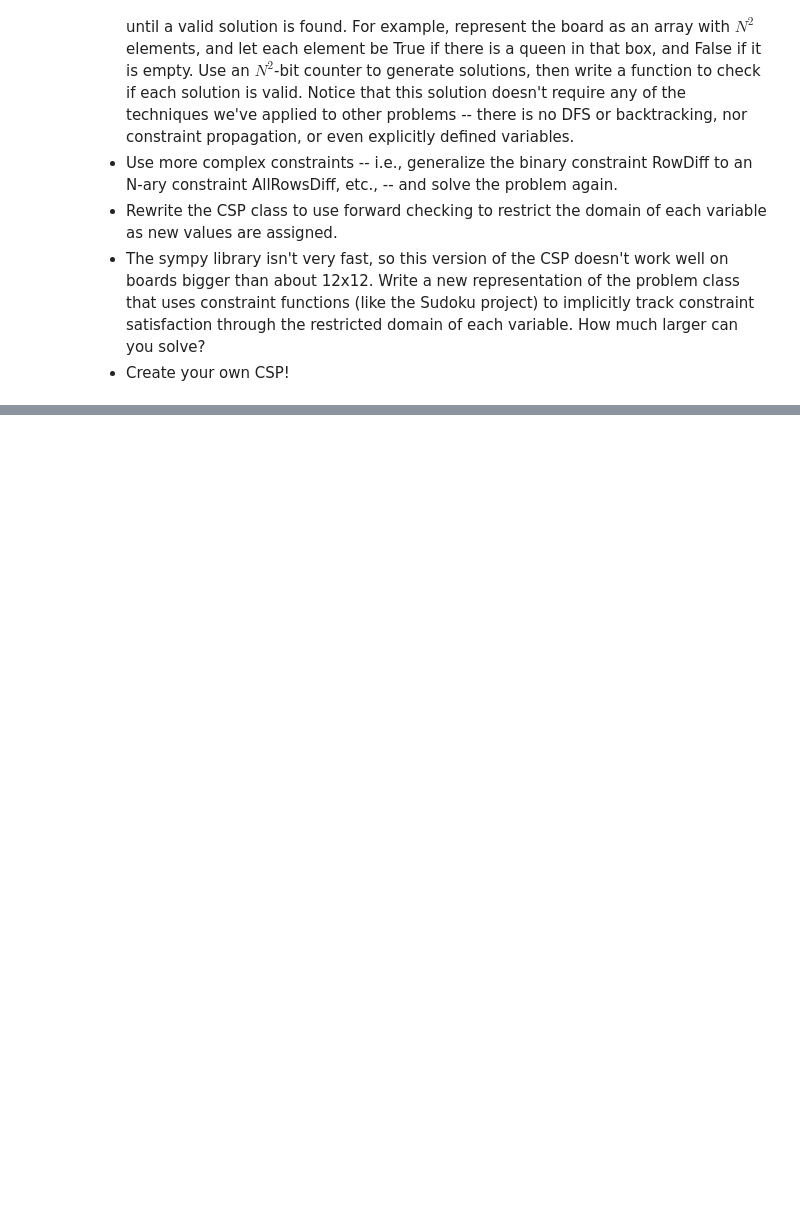
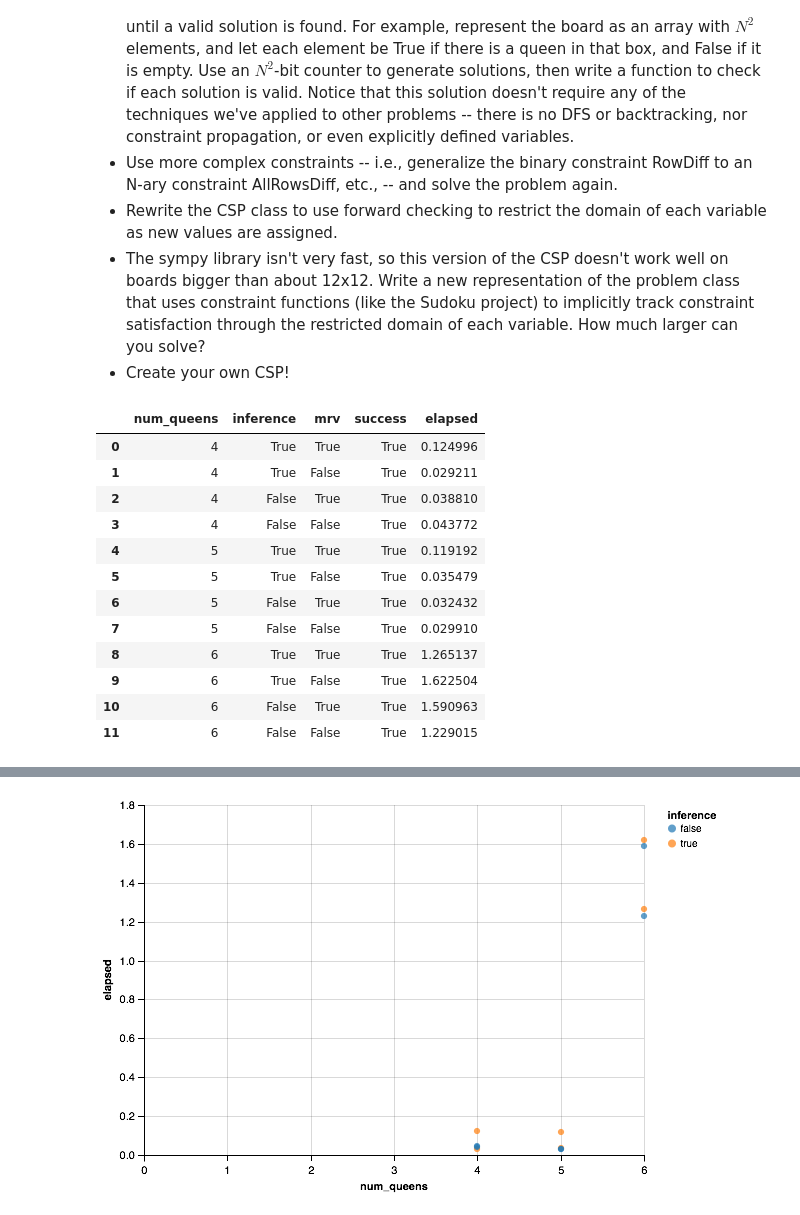
Before and after one commit to marianokamp/AIND-Constraint_Satisfaction, a Jupyter notebook: AIND-Constraint_Satisfaction.ipynb, the cells around one changed output, grey strips where cells are left out. Drawn from its saved outputs; the diff is of its cells as text; code cells hidden in the pictures; blank space fills up the shorter version.

Commit message:
Added altair visualization and mrv.

```diff
--- a/AIND-Constraint_Satisfaction.ipynb
+++ b/AIND-Constraint_Satisfaction.ipynb
@@ -99,7 +100,7 @@ class NQueensCSP:
         The side length of a square chess board to use for the problem, and
         the number of queens that must be placed on the board
     """
-    def __init__(self, N):
+    def __init__(self, N, order_values = False, use_inference = False, use_mrv = False):
         #raise NotImplementedError("TODO: declare symbolic variables in self._vars in the CSP constructor")
 
         _vars = symbols('x:{}'.format(N))
@@ -108,6 +109,10 @@ class NQueensCSP:
         self.variables = _vars
         self.domains = {v: _domain for v in _vars}
         self._constraints = {x: set() for x in _vars}
+
+        self.order_values = order_values
+        self.use_inference = use_inference
+        self.use_mrv = use_mrv
 
         # add constraints - for each pair of variables xi and xj, create
         # a diffRow(xi, xj) and a diffDiag(xi, xj) instance, and add them
@@ -363,3 +377,30 @@ For each optional experiment, discuss the answers to these questions on the foru
 - Rewrite the CSP class to use forward checking to restrict the domain of each variable as new values are assigned.
 - The sympy library isn't very fast, so this version of the CSP doesn't work well on boards bigger than about 12x12.  Write a new representation of the problem class that uses constraint functions (like the Sudoku project) to implicitly track constraint satisfaction through the restricted domain of each variable.  How much larger can you solve?
 - Create your own CSP!
+# %%
+display(res)
+from altair import Chart
+
+chart = Chart(res).mark_circle().encode(
+    x='num_queens',
+    y='elapsed',
+    color='inference',
+    shape='use_mrv',
+
+)
+# size="success"
+chart
+# %% [output]
+|  | num_queens | inference | mrv | success | elapsed |
+| 0 | 4 | True | True | True | 0.124996 |
+| 1 | 4 | True | False | True | 0.029211 |
+| 2 | 4 | False | True | True | 0.038810 |
+| 3 | 4 | False | False | True | 0.043772 |
+| 4 | 5 | True | True | True | 0.119192 |
+| 5 | 5 | True | False | True | 0.035479 |
+| 6 | 5 | False | True | True | 0.032432 |
+| 7 | 5 | False | False | True | 0.029910 |
+| 8 | 6 | True | True | True | 1.265137 |
+| 9 | 6 | True | False | True | 1.622504 |
+| 10 | 6 | False | True | True | 1.590963 |
+| 11 | 6 | False | False | True | 1.229015 |
@@ -365,0 +408 @@ For each optional experiment, discuss the answers to these questions on the foru
+[figure, added]
```
Also changed, not shown: parts of 5 cells of this notebook.
